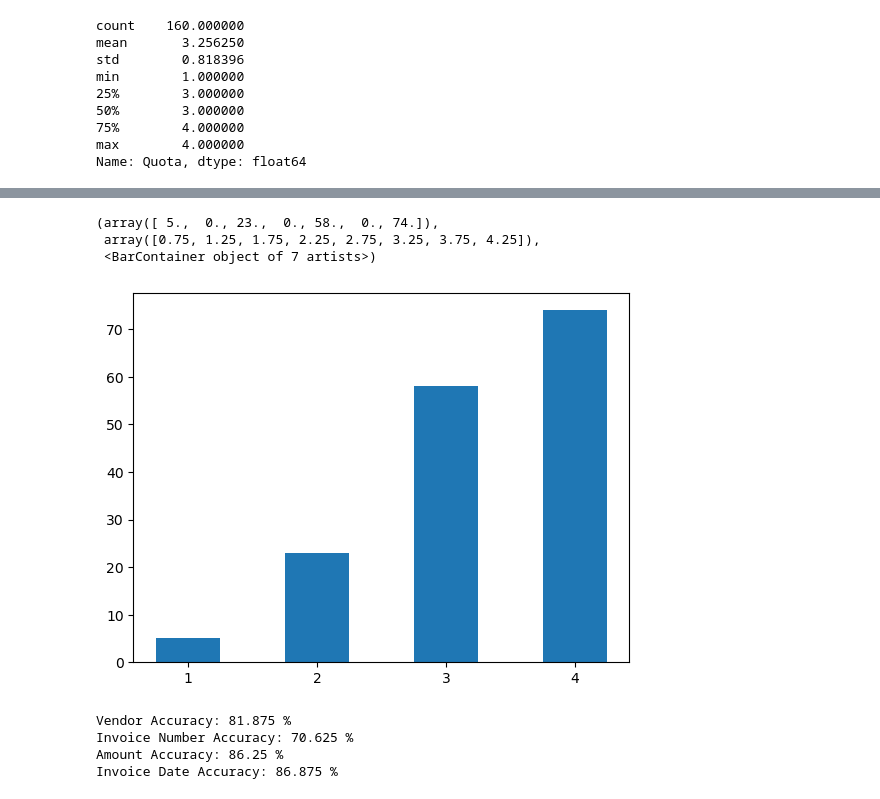
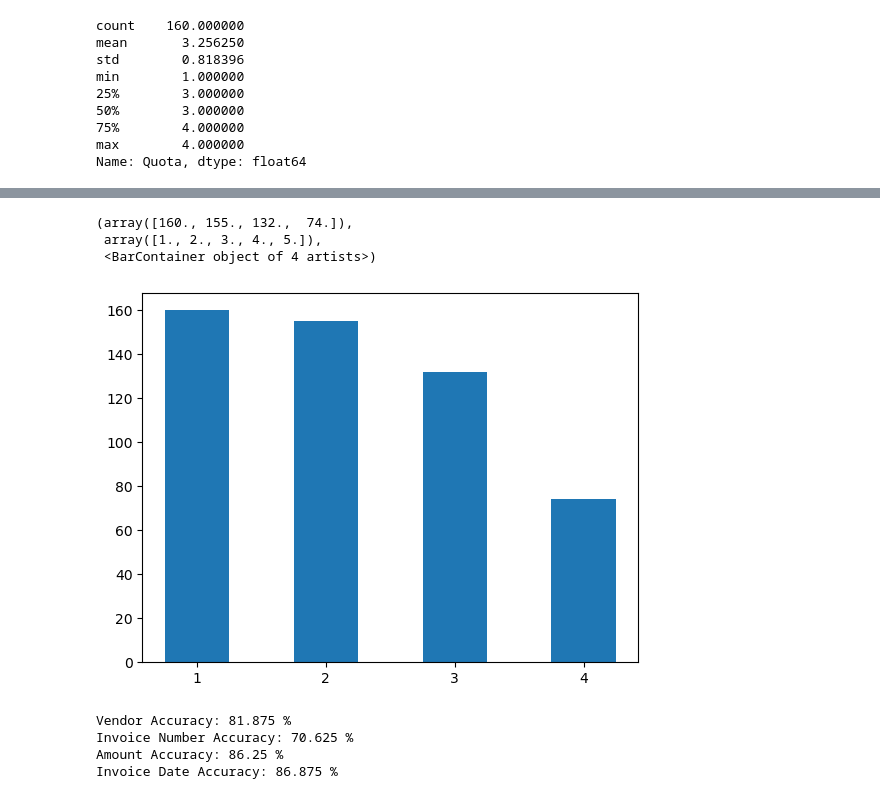
Before and after one commit to Paul01001000/HFU-Bachelor-Thesis, a Jupyter notebook: Data_Analysis.ipynb, the cells around one changed output, grey strips where cells are left out. Saved outputs shown, nothing was run; the diff lists cells and outputs as text; code cells hidden in the pictures.

Commit message:
Add cumulative

```diff
--- a/Data_Analysis.ipynb
+++ b/Data_Analysis.ipynb
@@ -110,12 +118,12 @@ Name: Quota, dtype: float64
 # %%
 plt.xticks(range(1,5))
-plt.hist(results.Quota,bins=[0.75+0.5*i for i in range(8)])
+plt.hist(results.Quota,bins=[1,2,3,4,5],cumulative=-1,align="left",rwidth=0.5)
 #plt.hist([1,2,3,4,1,3,1,1,2,4,3,4,2,4,2,1,4],bins=[0.75+0.5*i for i in range(8)])
 # %% [output]
-(array([ 5.,  0., 23.,  0., 58.,  0., 74.]),
- array([0.75, 1.25, 1.75, 2.25, 2.75, 3.25, 3.75, 4.25]),
- <BarContainer object of 7 artists>)
+(array([160., 155., 132.,  74.]),
+ array([1., 2., 3., 4., 5.]),
+ <BarContainer object of 4 artists>)
-[figure, old version]
+[figure, new version]
 # %%
 n = len(results.index)
 vendor_acc = (results["Correct Vendor"].sum() / n) * 100
```
Also changed, not shown: parts of 13 cells of this notebook.
